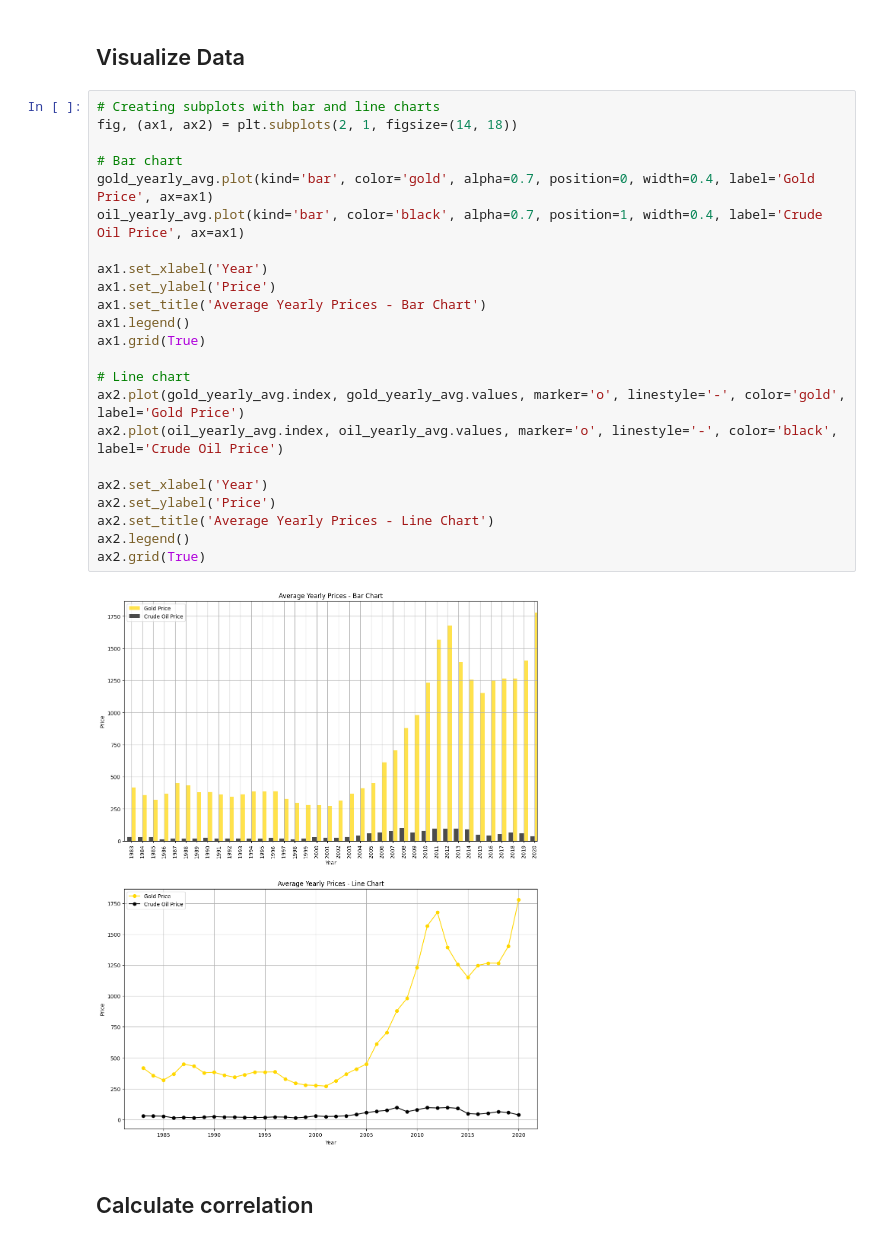
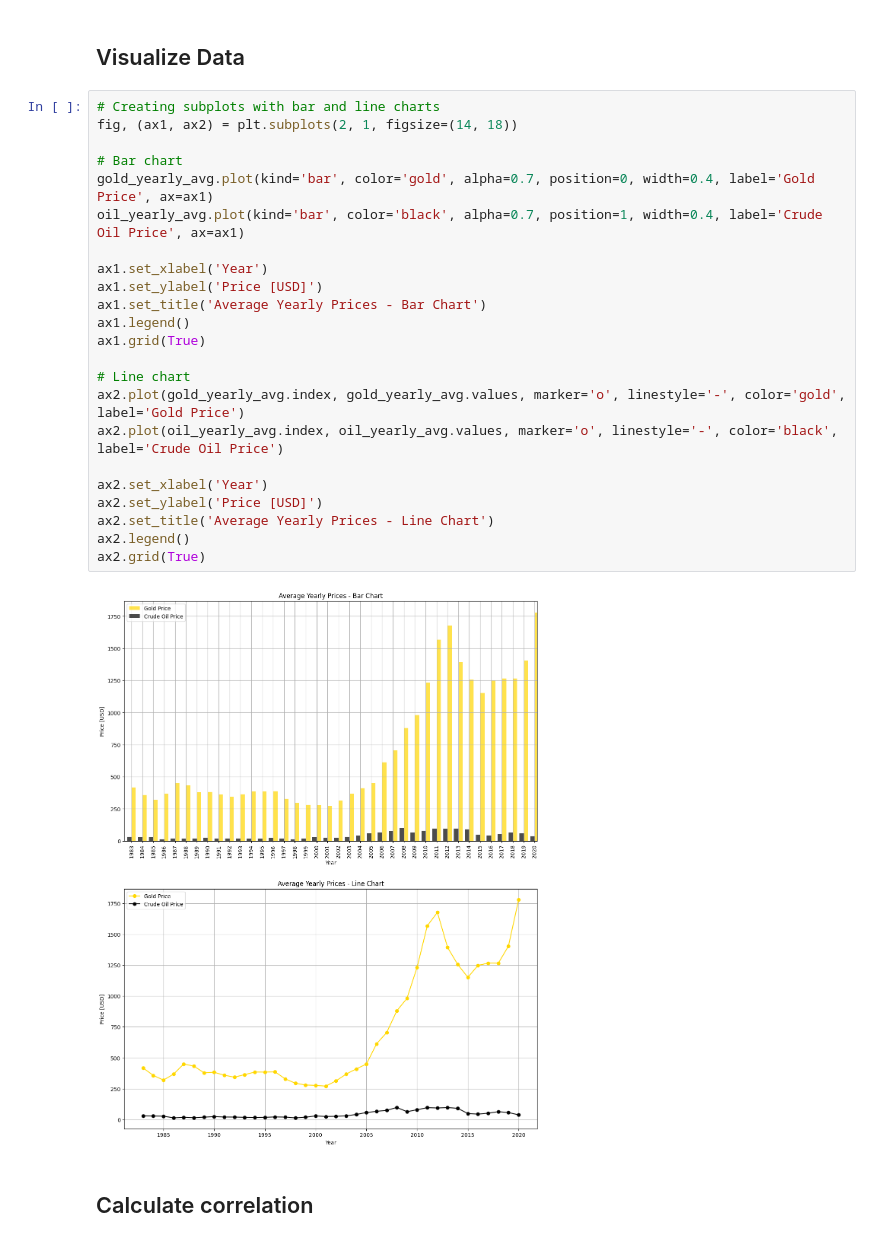
Before and after one commit to parth-ghinaiya/made-template, a Jupyter notebook: project/report.ipynb, the cells around one changed output. Cells and saved outputs as stored; diff of their text form.

```diff
--- a/project/report.ipynb
+++ b/project/report.ipynb
@@ -132,28 +176,28 @@ gold_yearly_avg = gold_price_df.groupby('year')['United States(USD)'].mean()
 # %%
 # Creating subplots with bar and line charts
 fig, (ax1, ax2) = plt.subplots(2, 1, figsize=(14, 18))
 
 # Bar chart
 gold_yearly_avg.plot(kind='bar', color='gold', alpha=0.7, position=0, width=0.4, label='Gold Price', ax=ax1)
 oil_yearly_avg.plot(kind='bar', color='black', alpha=0.7, position=1, width=0.4, label='Crude Oil Price', ax=ax1)
 
 ax1.set_xlabel('Year')
-ax1.set_ylabel('Price')
+ax1.set_ylabel('Price [USD]')
 ax1.set_title('Average Yearly Prices - Bar Chart')
 ax1.legend()
 ax1.grid(True)
 
 # Line chart
 ax2.plot(gold_yearly_avg.index, gold_yearly_avg.values, marker='o', linestyle='-', color='gold', label='Gold Price')
 ax2.plot(oil_yearly_avg.index, oil_yearly_avg.values, marker='o', linestyle='-', color='black', label='Crude Oil Price')
 
 ax2.set_xlabel('Year')
-ax2.set_ylabel('Price')
+ax2.set_ylabel('Price [USD]')
 ax2.set_title('Average Yearly Prices - Line Chart')
 ax2.legend()
 ax2.grid(True)
 # %% [output]
-[figure, old version]
+[figure, new version]
 # %% [markdown]
 ## Calculate correlation
 # %%
```
Also changed, not shown: parts of 16 cells of this notebook.
